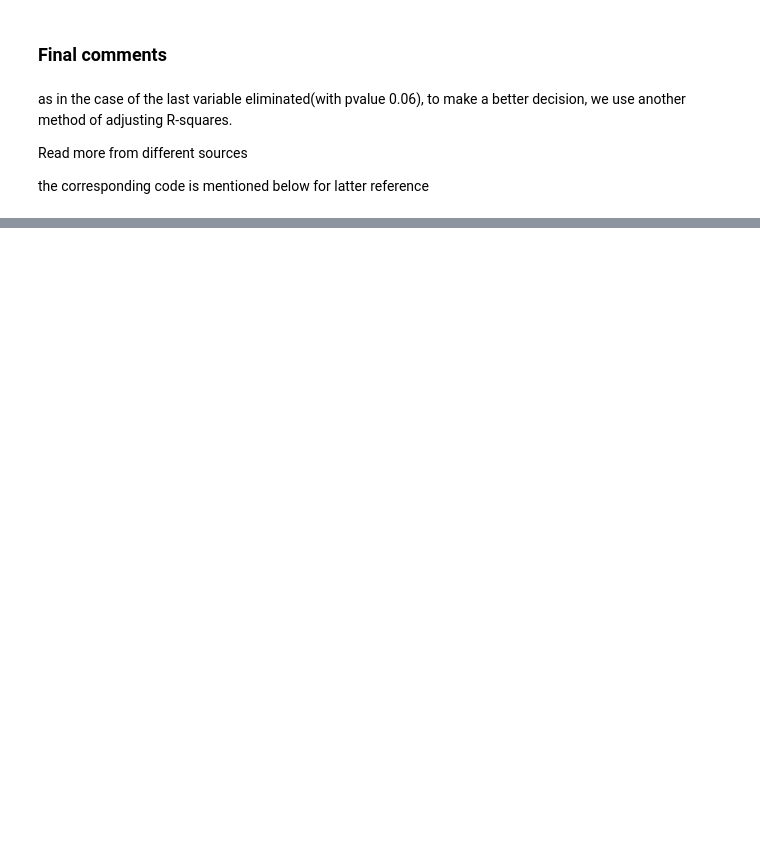
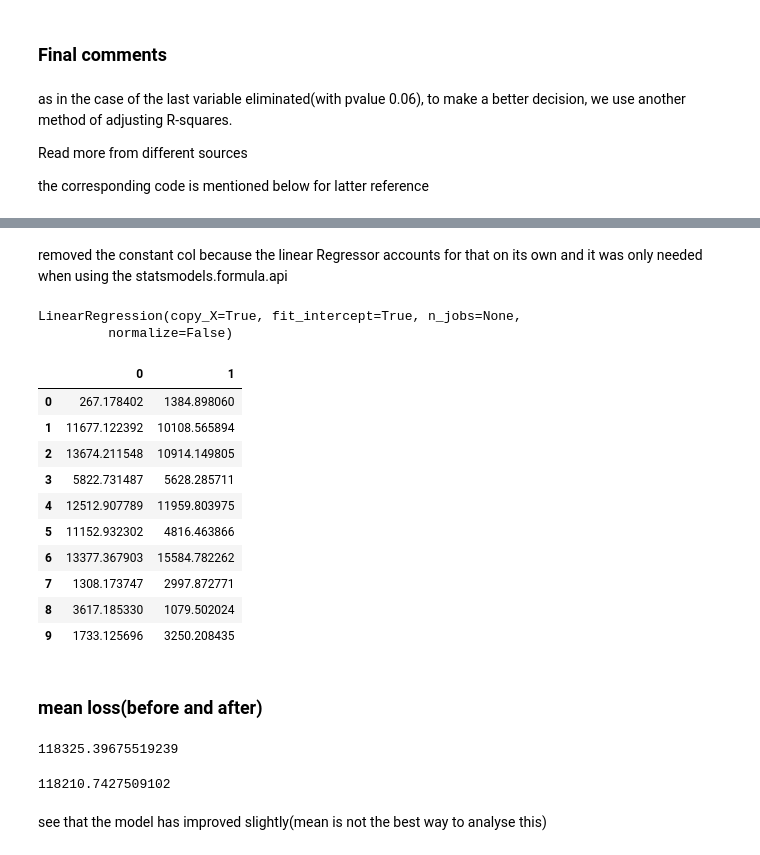
Before and after one commit to rajp152k/Machine_Learning, a Jupyter notebook: models - udemy course/Regression/Multiple Linear Regression/Multiple Linear Regression.ipynb, the cells around one changed output, grey strips where cells are left out. Saved outputs shown, nothing was run; the diff lists cells and outputs as text; code cells hidden in the pictures; blank space fills up the shorter version.

```diff
--- a/models - udemy course/Regression/Multiple Linear Regression/Multiple Linear Regression.ipynb
+++ b/models - udemy course/Regression/Multiple Linear Regression/Multiple Linear Regression.ipynb
@@ -402,0 +307,40 @@ the corresponding code is mentioned below for latter reference
+# %% [markdown]
+removed the constant col because the linear Regressor accounts for that on its own and it was only needed when using the statsmodels.formula.api
+# %%
+X_train_opt,X_test_opt,Y_train,Y_test = train_test_split(X_opt,Y,test_size=0.2,random_state=0)
+# %%
+Lin_reg_opt.fit(X_train_opt,Y_train)
+# %% [output]
+LinearRegression(copy_X=True, fit_intercept=True, n_jobs=None,
+         normalize=False)
+# %%
+Y_pred_opt = Lin_reg_opt.predict(X_test_opt)
+# %%
+loss = abs(Y_pred-Y_test)
+loss_opt = abs(Y_pred_opt-Y_test)
+# %%
+pd.DataFrame(np.concatenate((loss,loss_opt),axis=1))
+# %% [output]
+|  | 0 | 1 |
+| 0 | 267.178402 | 1384.898060 |
+| 1 | 11677.122392 | 10108.565894 |
+| 2 | 13674.211548 | 10914.149805 |
+| 3 | 5822.731487 | 5628.285711 |
+| 4 | 12512.907789 | 11959.803975 |
+| 5 | 11152.932302 | 4816.463866 |
+| 6 | 13377.367903 | 15584.782262 |
+| 7 | 1308.173747 | 2997.872771 |
+| 8 | 3617.185330 | 1079.502024 |
+| 9 | 1733.125696 | 3250.208435 |
+# %% [markdown]
+### mean loss(before and after)
+# %%
+np.mean(Y_pred)
+# %% [output]
+118325.39675519239
+# %%
+np.mean(Y_pred_opt)
+# %% [output]
+118210.7427509102
+# %% [markdown]
+see that the model has improved slightly(mean is not the best way to analyse this)
```
Also changed, not shown: parts of 13 cells of this notebook.
